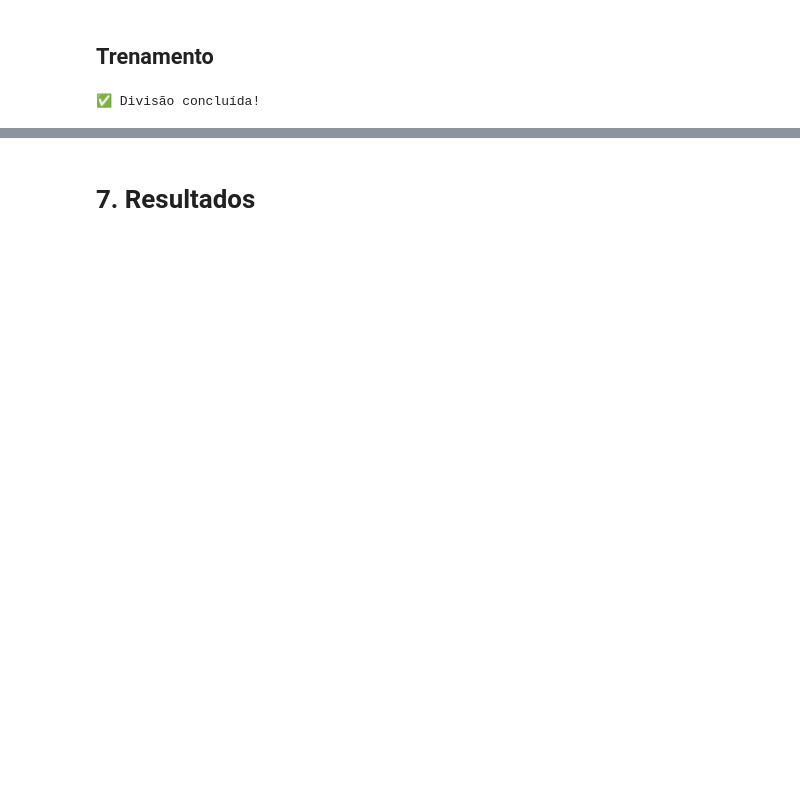
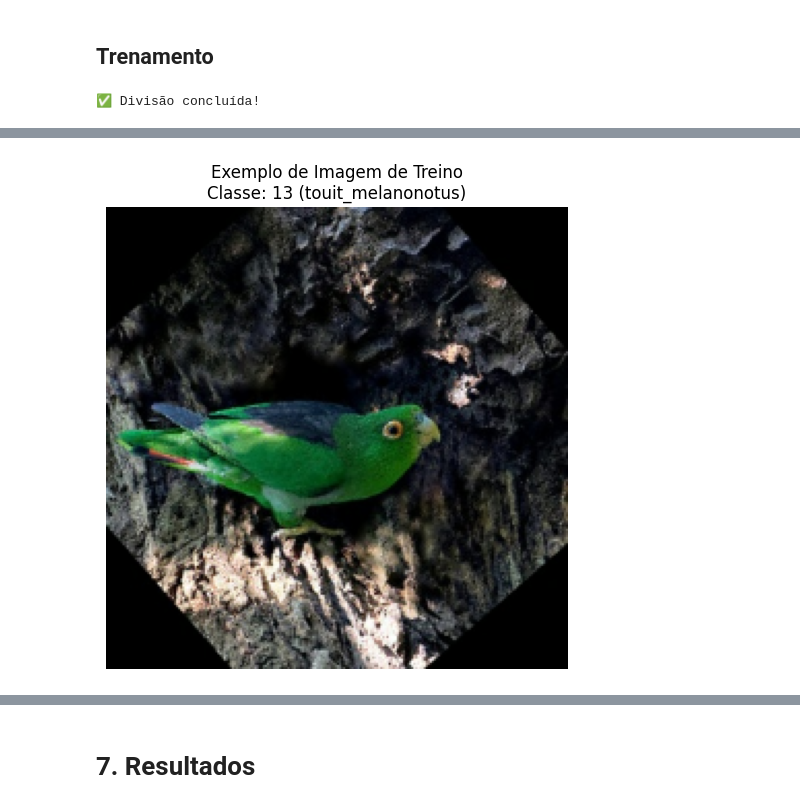
Before and after one commit to PedroSampaioDias/papagaio, a Jupyter notebook: papagaio.ipynb, the cells around one changed output, grey strips where cells are left out. Drawn from its saved outputs; the diff is of its cells as text; code cells hidden in the pictures; blank space fills up the shorter version.

```diff
--- a/papagaio.ipynb
+++ b/papagaio.ipynb
@@ -405,7 +405,7 @@ plt.show()
 # %% [output]
 [figure]
 # %%
-"""dataset_final_path = "datasets/dataset_final"
+dataset_final_path = "./datasets/dataset_aumentado"
 
 # Número alvo de imagens por classe
 target_count = 300
@@ -477,7 +477,7 @@ for class_folder in os.listdir(dataset_path):
 
     print(f"Classe '{class_folder}' finalizada com {current_count} imagens.")
 
-print("Data augmentation concluído. Dataset final criado em 'dataset_final'.")"""
+print("Data augmentation concluído. Dataset final criado em 'dataset_final'.")
 # %% [output]
 Classe 'forpus_xanthopterygius' tem 215 imagens. Processando...
 Classe 'forpus_xanthopterygius' finalizada com 300 imagens.
@@ -538,7 +538,7 @@ import numpy as np
 from sklearn.metrics import confusion_matrix, ConfusionMatrixDisplay
 import seaborn as sns
 # %%
-data_dir = "./datasets/dataset_final"
+data_dir = "./datasets/dataset_aumentado"
 
 # Pastas de saída
 train_dir = "./datasets/train_images"
@@ -631,0 +748,29 @@ files.download("trainImage.zip")
+# %%
+import matplotlib.pyplot as plt
+import numpy as np
+
+# Certifique-se de que 'class_names', 'train_images' e 'train_labels'
+# foram definidos na célula anterior.
+
+if train_images.size > 0:
+    # 1. Seleciona a primeira imagem e seu rótulo
+    primeira_imagem = train_images[3]
+    primeiro_label_index = train_labels[3]
+
+    # 2. Obtém o nome da classe
+    nome_da_classe = class_names[primeiro_label_index]
+
+    # 3. Plota a imagem
+    plt.figure(figsize=(6, 6))
+
+    # A imagem já está normalizada (entre 0 e 1), então ela pode ser exibida diretamente.
+    plt.imshow(primeira_imagem)
+
+    plt.title(f"Exemplo de Imagem de Treino\nClasse: {primeiro_label_index} ({nome_da_classe})")
+    plt.axis('off') # Remove os eixos
+    plt.show()
+
+else:
+    print("Os arrays de treino estão vazios. Verifique os caminhos dos diretórios na célula de carregamento.")
+# %% [output]
+[figure, added]
```
Also changed, not shown: parts of 7 cells of this notebook.
